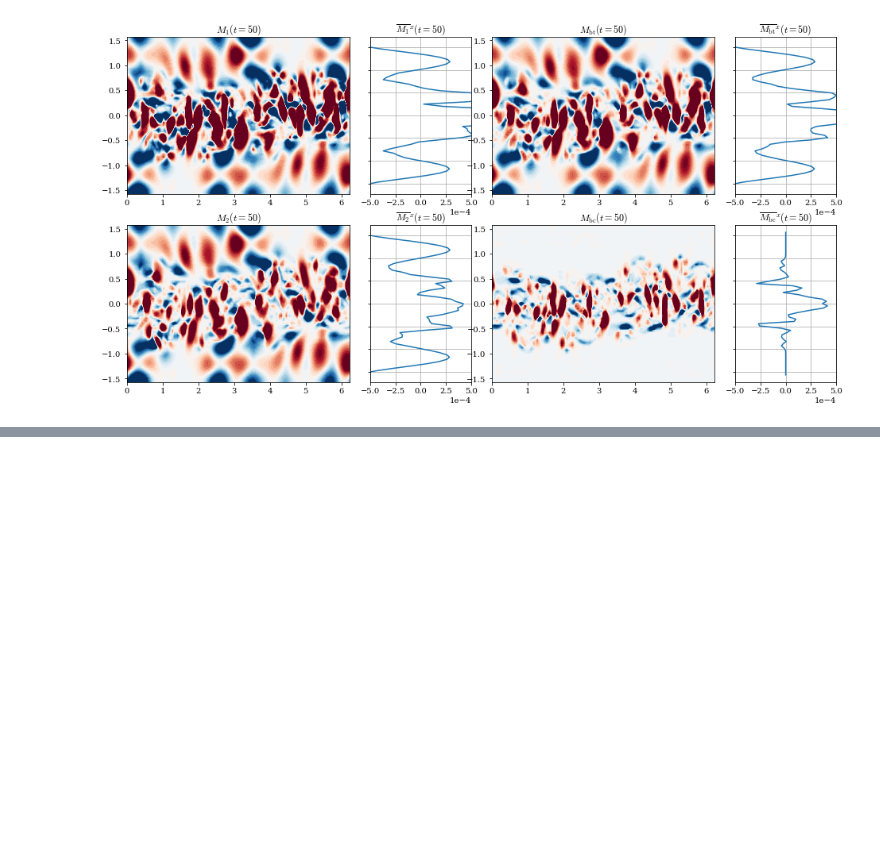
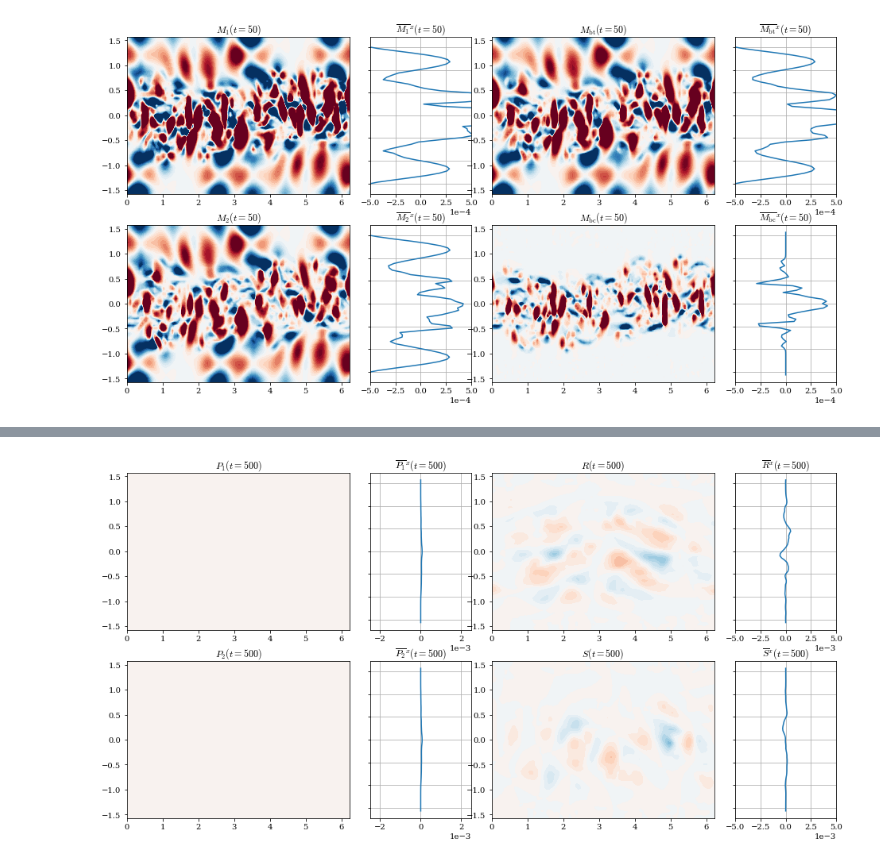
Before and after one commit to julianmak/pydra, a Jupyter notebook: wrapper/calc_GEOMETRIC.ipynb, the cells around one changed output, grey strips where cells are left out. Cells and saved outputs as stored; diff of their text form; code cells hidden in the pictures; blank space fills up the shorter version.

Commit message:
added extra diagnostics

```diff
--- a/wrapper/calc_GEOMETRIC.ipynb
+++ b/wrapper/calc_GEOMETRIC.ipynb
@@ -227,0 +290,70 @@ ax.grid()
+# %%
+# buoyancy diagnostics
+# note again the layers stuff is the other way around
+
+kt = 500
+t_now = kt
+
+P, R, S = calc_eddy_buoy(data_dir, parameters, constants, kt)
+
+# TODO: the mode bit doesn't make sense...
+# pp_btbc = layers_to_modes(pp_eddy, constants)
+
+# P_btbc = np.zeros(qq.shape)
+# P_btbc[:, :, 0] = 0.25 * (1.0 - parameters.h1) * (parameters.kdbar ** 2) * (zonal_demean(pp[:, :, 0] - pp[:, :, 1])) ** 2
+# P_btbc[:, :, 1] = 0.25 * (      parameters.h1) * (parameters.kdbar ** 2) * (zonal_demean(pp[:, :, 0] - pp[:, :, 1])) ** 2
+
+lim_max = 0.005
+level_vec = np.linspace(-lim_max, lim_max, 31)
+
+fig = plt.figure(figsize=(16, 8))
+
+# layers (note layers index are annoyingly the other way round)
+ax = plt.subplot2grid((2, 6), (0, 0), colspan = 2)
+ax.contourf(x_vec, y_vec, P[:, :, 1], level_vec, extend = "both")
+ax.set_title(r"$P_1 (t = %g)$" % t_now)
+
+ax = plt.subplot2grid((2, 6), (1, 0), colspan = 2)
+ax.contourf(x_vec, y_vec, P[:, :, 0], level_vec, extend = "both")
+ax.set_title(r"$P_2 (t = %g)$" % t_now)
+
+ax = plt.subplot2grid((2, 6), (0, 2), colspan = 1)
+ax.plot(zonal_ave(P[:, :, 1]), y_vec)
+ax.set_xlim([-lim_max / 2, lim_max / 2])
+ax.set_yticklabels([])
+ax.set_title(r"$\overline{P_1}^x (t = %g)$" % t_now)
+ax.grid()
+
+ax = plt.subplot2grid((2, 6), (1, 2), colspan = 1)
+ax.plot(zonal_ave(P[:, :, 0]), y_vec)
+ax.set_xlim([-lim_max / 2, lim_max / 2])
+ax.set_yticklabels([])
+ax.set_title(r"$\overline{P_2}^x (t = %g)$" % t_now)
+ax.grid()
+
+lim_max = 0.01
+level_vec = np.linspace(-lim_max, lim_max, 31)
+
+ax = plt.subplot2grid((2, 6), (0, 3), colspan = 2)
+ax.contourf(x_vec, y_vec, R, level_vec, extend = "both")
+ax.set_title(r"$R (t = %g)$" % t_now)
+
+ax = plt.subplot2grid((2, 6), (1, 3), colspan = 2)
+ax.contourf(x_vec, y_vec, S, level_vec, extend = "both")
+ax.set_title(r"$S (t = %g)$" % t_now)
+
+ax = plt.subplot2grid((2, 6), (0, 5), colspan = 1)
+ax.plot(zonal_ave(R), y_vec)
+ax.set_xlim([-lim_max / 2, lim_max / 2])
+ax.set_yticklabels([])
+ax.set_title(r"$\overline{R}^x (t = %g)$" % t_now)
+ax.grid()
+
+ax = plt.subplot2grid((2, 6), (1, 5), colspan = 1)
+ax.plot(zonal_ave(S), y_vec)
+ax.set_xlim([-lim_max / 2, lim_max / 2])
+ax.set_yticklabels([])
+ax.set_title(r"$\overline{S}^x (t = %g)$" % t_now)
+ax.grid()
+# %% [output]
+[figure, added]
```
Also changed, not shown: parts of 26 cells of this notebook, 1 other file.
